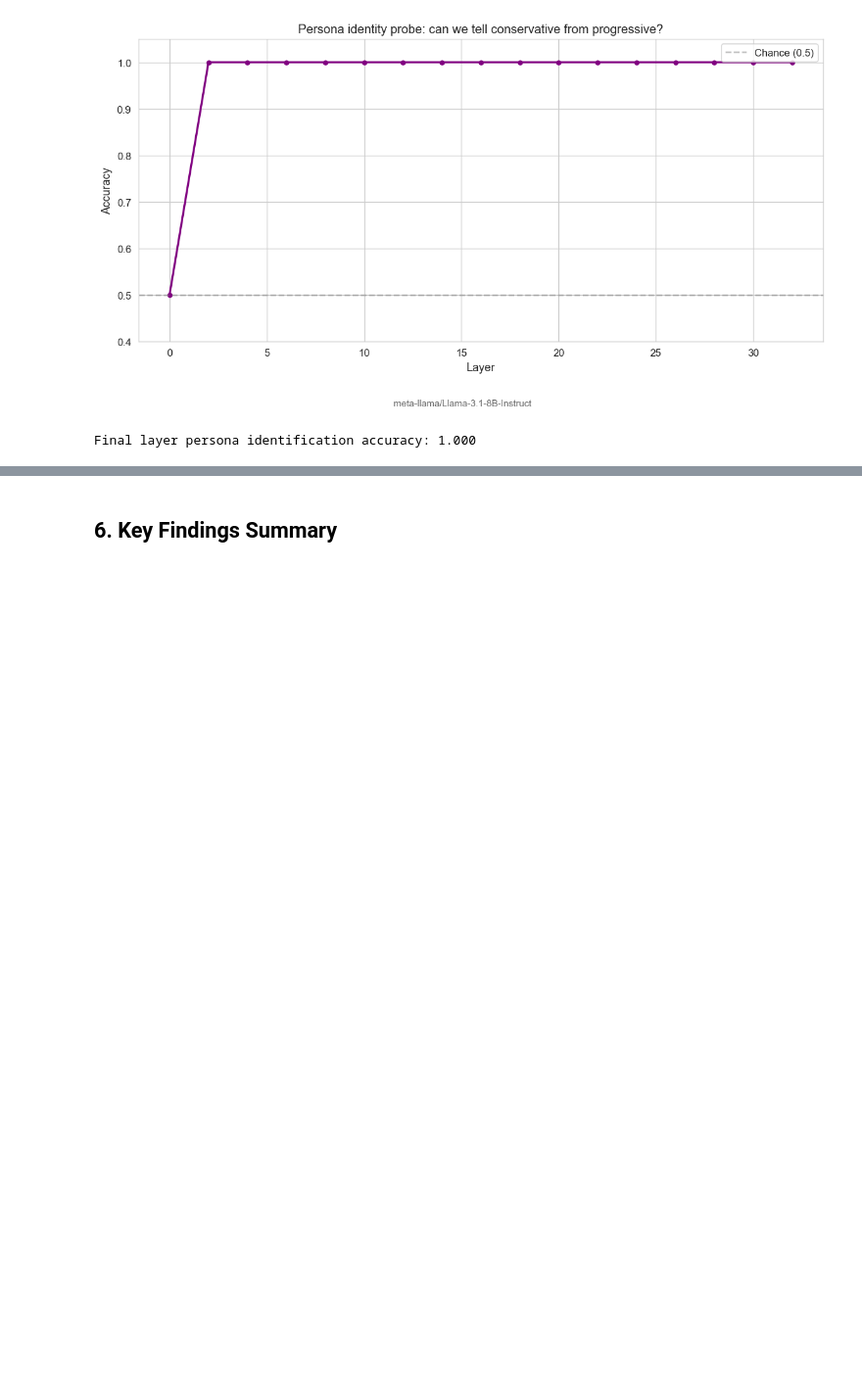
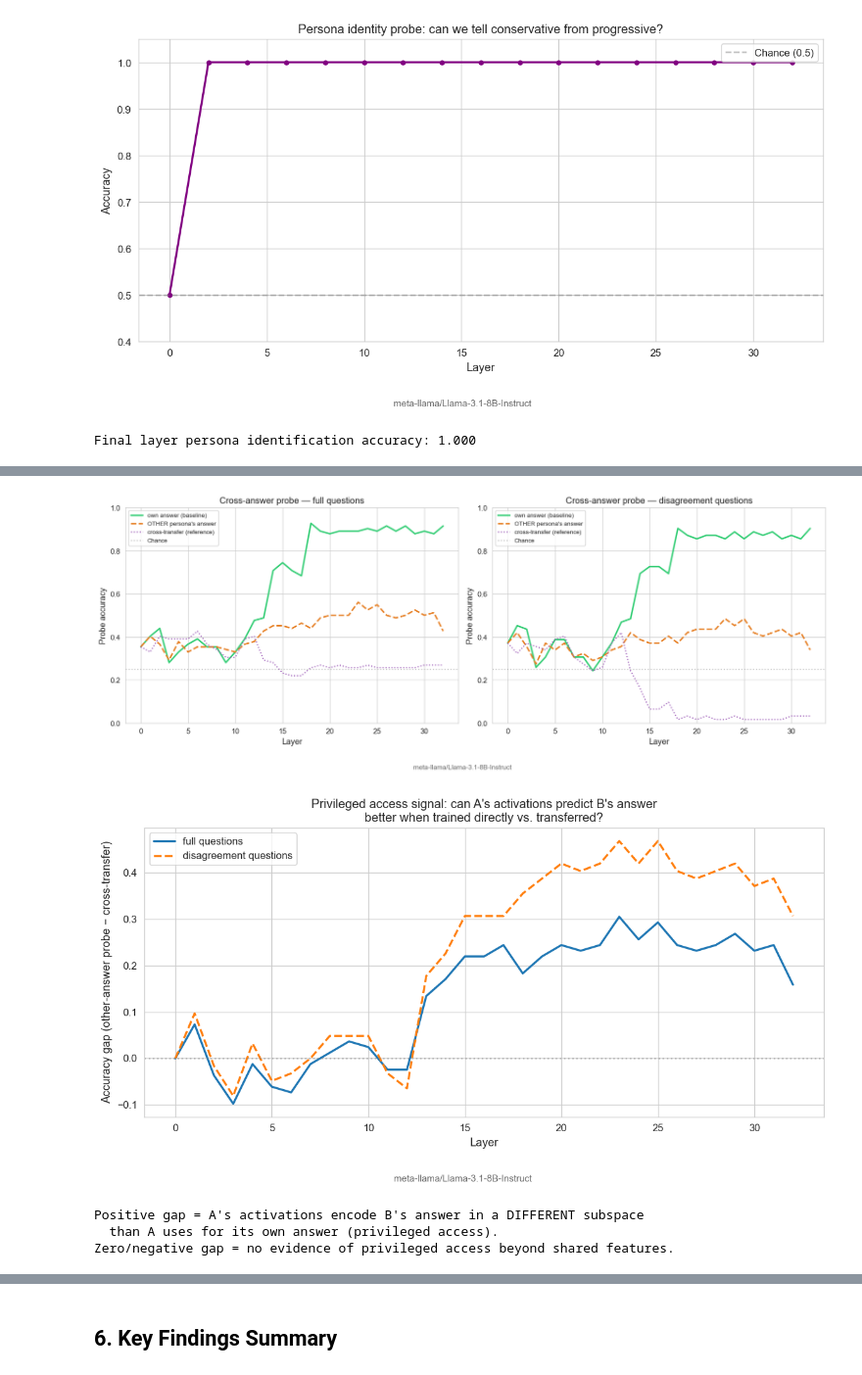
Before and after one commit to tristan-day-research/cross-persona-introspection, a Jupyter notebook: analysis/analyze_opposing_personas_probes_and_LL llama 8b.ipynb, the cells around one changed output, grey strips where cells are left out. Shown at 98% size. Cells and saved outputs as stored; diff of their text form; code cells hidden in the pictures; blank space fills up the shorter version.

Commit message:
New probe analyses

```diff
--- a/analysis/analyze_opposing_personas_probes_and_LL llama 8b.ipynb
+++ b/analysis/analyze_opposing_personas_probes_and_LL llama 8b.ipynb
@@ -1714,0 +1827,75 @@ Final layer persona identification accuracy: 1.000
+# %%
+# ── Plot: cross-answer probe accuracy by layer ──────────────────────────
+fig, axes = plt.subplots(1, 2, figsize=(14, 5))
+
+colors = {"own_answer": "#2ecc71", "other_answer": "#e67e22"}
+styles = {"own_answer": "-", "other_answer": "--"}
+
+for ax, subset in zip(axes, ["full", "disagreement"]):
+    sub = cross_answer_df[cross_answer_df["subset"] == subset]
+    if sub.empty:
+        ax.text(0.5, 0.5, f"No data for subset '{subset}'", ha="center")
+        continue
+
+    for target in ["own_answer", "other_answer"]:
+        t_sub = sub[sub["target"] == target].groupby("layer")["accuracy"].mean()
+        label_nice = "own answer (baseline)" if target == "own_answer" else "OTHER persona's answer"
+        ax.plot(t_sub.index, t_sub.values, linestyle=styles[target],
+                linewidth=2, color=colors[target], label=label_nice)
+
+    # Also show cross-transfer from main probes for comparison
+    cross_transfer = probe_metrics[(probe_metrics["subset"] == subset) &
+                                    (probe_metrics["combo_type"] == "cross_persona")]
+    if not cross_transfer.empty:
+        ct_mean = cross_transfer.groupby("layer")["accuracy"].mean()
+        ax.plot(ct_mean.index, ct_mean.values, linestyle=":", linewidth=1.5,
+                color="#9b59b6", label="cross-transfer (reference)")
+
+    ax.axhline(0.25, color="gray", linestyle=":", alpha=0.5, label="Chance")
+    ax.set_xlabel("Layer")
+    ax.set_ylabel("Probe accuracy")
+    ax.set_title(f"Cross-answer probe — {subset} questions")
+    ax.legend(fontsize=8)
+    ax.set_ylim(0, 1)
+
+_model_footer(fig, MODEL_NAME)
+plt.tight_layout()
+plt.show()
+
+# ── Privileged access gap ────────────────────────────────────────────────
+fig, ax = plt.subplots(figsize=(10, 5))
+for subset, style in [("full", "-"), ("disagreement", "--")]:
+    sub = cross_answer_df[cross_answer_df["subset"] == subset]
+    other_acc = sub[sub["target"] == "other_answer"].groupby("layer")["accuracy"].mean()
+
+    # Cross-transfer from main probes
+    ct = probe_metrics[(probe_metrics["subset"] == subset) &
+                        (probe_metrics["combo_type"] == "cross_persona")]
+    ct_acc = ct.groupby("layer")["accuracy"].mean()
+
+    # Privileged access = other_answer probe - cross_transfer
+    common_layers = other_acc.index.intersection(ct_acc.index)
+    if len(common_layers) > 0:
+        gap = other_acc[common_layers] - ct_acc[common_layers]
+        ax.plot(gap.index, gap.values, linestyle=style, linewidth=2,
+                label=f"{subset} questions")
+
+ax.axhline(0, color="gray", linestyle=":", alpha=0.5)
+ax.set_xlabel("Layer")
+ax.set_ylabel("Accuracy gap (other-answer probe − cross-transfer)")
+ax.set_title("Privileged access signal: can A's activations predict B's answer\n"
+             "better when trained directly vs. transferred?")
+ax.legend()
+_model_footer(fig, MODEL_NAME)
+plt.tight_layout()
+plt.show()
+
+print("Positive gap = A's activations encode B's answer in a DIFFERENT subspace")
+print("  than A uses for its own answer (privileged access).")
+print("Zero/negative gap = no evidence of privileged access beyond shared features.")
+# %% [output]
+[figure, added]
+[figure, added]
+Positive gap = A's activations encode B's answer in a DIFFERENT subspace
+  than A uses for its own answer (privileged access).
+Zero/negative gap = no evidence of privileged access beyond shared features.
```
Also changed, not shown: parts of 10 cells of this notebook, 2 other files.
